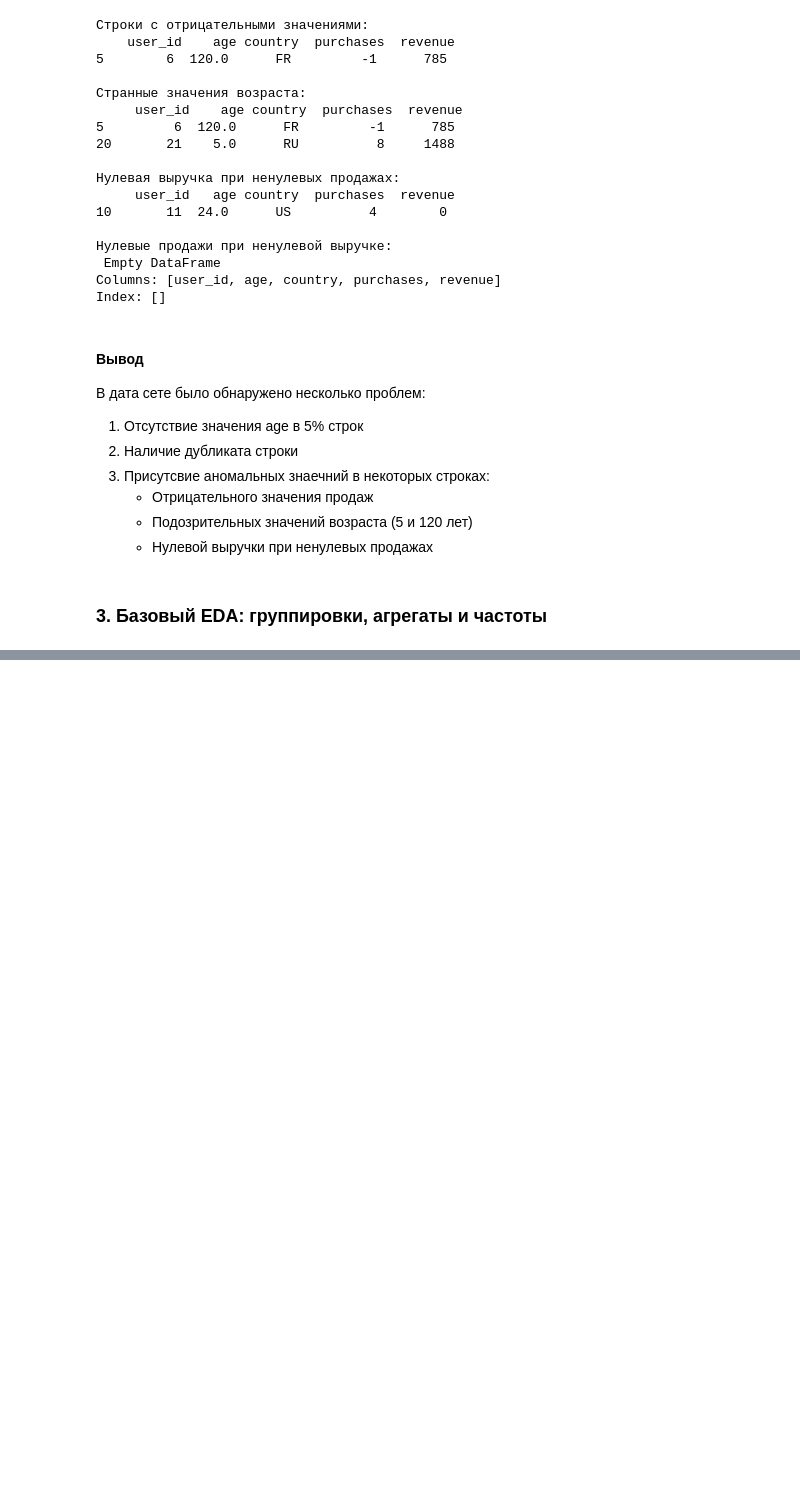
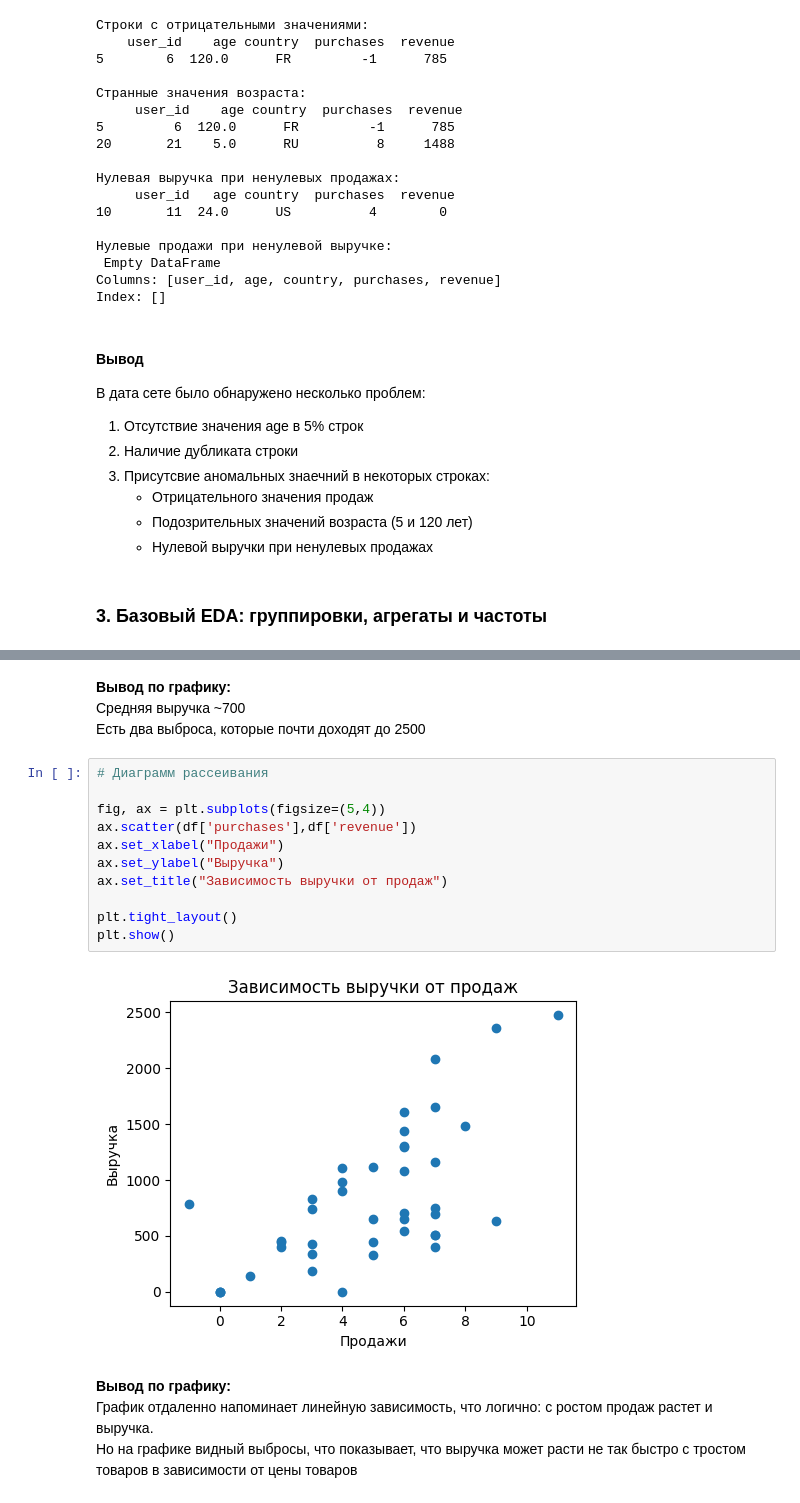
Before and after one commit to GingerKittenOwO/mirea-dpo-aie, a Jupyter notebook: homeworks/HW02/HW02.ipynb, the cells around one changed output, grey strips where cells are left out. Drawn from its saved outputs; the diff is of its cells as text; blank space fills up the shorter version.

```diff
--- a/homeworks/HW02/HW02.ipynb
+++ b/homeworks/HW02/HW02.ipynb
@@ -118,0 +169,21 @@ US       36.714286  257.0  4.625000  37
+# %% [markdown]
+**Вывод по графику:**
+Средняя выручка ~700
+Есть два выброса, которые почти доходят до 2500
+# %%
+# Диаграмм рассеивания
+
+fig, ax = plt.subplots(figsize=(5,4))
+ax.scatter(df['purchases'],df['revenue'])
+ax.set_xlabel("Продажи")
+ax.set_ylabel("Выручка")
+ax.set_title("Зависимость выручки от продаж")
+
+plt.tight_layout()
+plt.show()
+# %% [output]
+[figure, added]
+# %% [markdown]
+**Вывод по графику:**
+График отдаленно напоминает линейную зависимость, что логично: с ростом продаж растет и выручка.
+Но на графике видный выбросы, что показывает, что выручка может расти не так быстро с тростом товаров в зависимости от цены товаров
```
Also changed, not shown: parts of 7 cells of this notebook, 1 other file.
